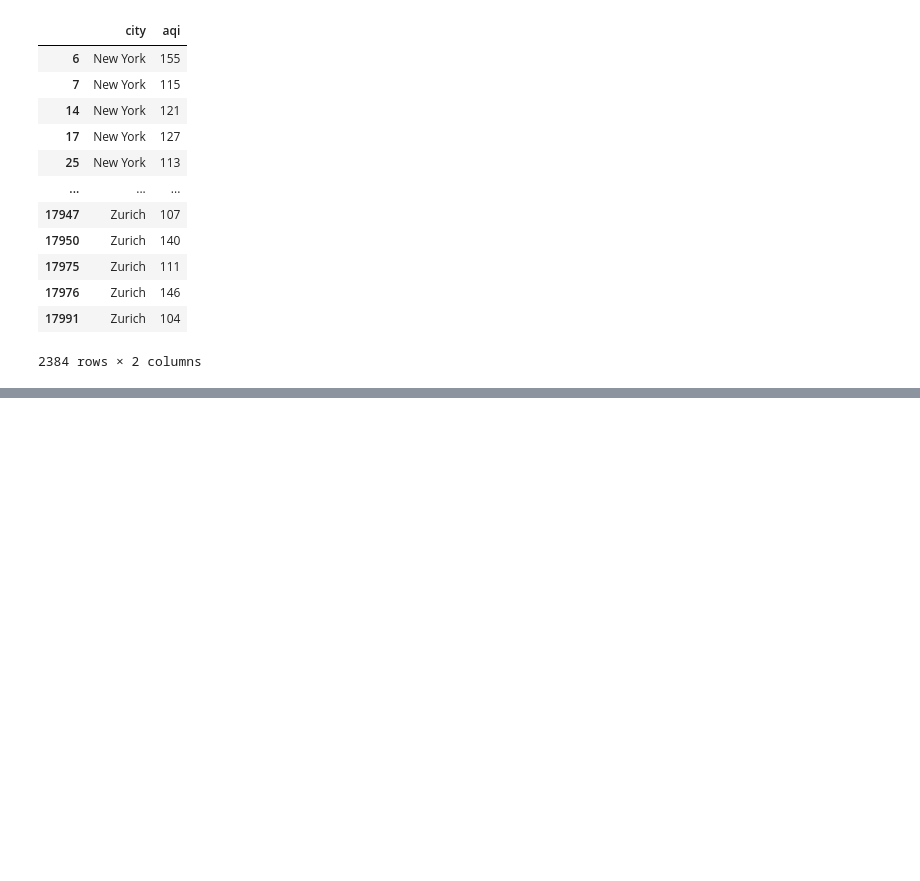
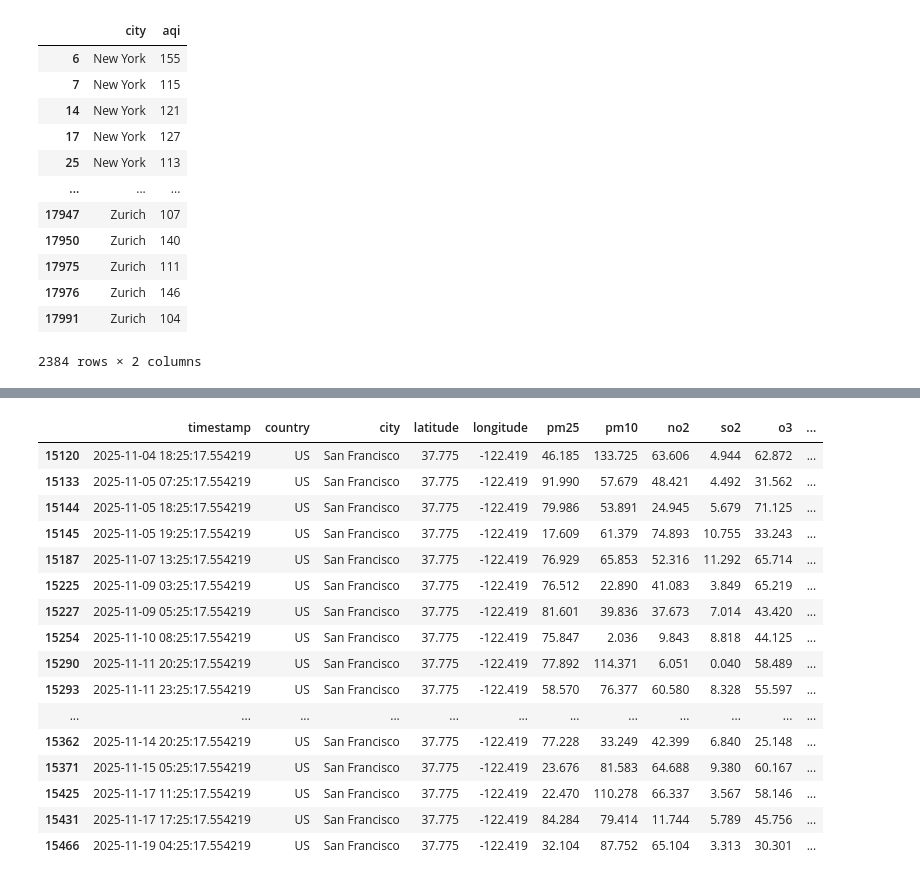
Before and after one commit to SapamPritamjit/AI_ML-PRIME-, a Jupyter notebook: PRIME_AI-ML(CLASS _NOTE)/04_PANDAS/05_Filtering_Data.ipynb, the cells around one changed output, grey strips where cells are left out. Saved outputs shown, nothing was run; the diff lists cells and outputs as text; code cells hidden in the pictures; blank space fills up the shorter version.

```diff
--- a/PRIME_AI-ML(CLASS _NOTE)/04_PANDAS/05_Filtering_Data.ipynb
+++ b/PRIME_AI-ML(CLASS _NOTE)/04_PANDAS/05_Filtering_Data.ipynb
@@ -184,0 +193,20 @@ df.query("aqi > @aqi_value & temperature > 30")[["city", "aqi"]]
+# %%
+df[(df["city"] == "San Francisco") & (df["aqi"] > 150)]
+# %% [output]
+|  | timestamp | country | city | latitude | longitude | pm25 | pm10 | no2 | so2 | o3 | ... |
+| 15120 | 2025-11-04 18:25:17.554219 | US | San Francisco | 37.775 | -122.419 | 46.185 | 133.725 | 63.606 | 4.944 | 62.872 | ... |
+| 15133 | 2025-11-05 07:25:17.554219 | US | San Francisco | 37.775 | -122.419 | 91.990 | 57.679 | 48.421 | 4.492 | 31.562 | ... |
+| 15144 | 2025-11-05 18:25:17.554219 | US | San Francisco | 37.775 | -122.419 | 79.986 | 53.891 | 24.945 | 5.679 | 71.125 | ... |
+| 15145 | 2025-11-05 19:25:17.554219 | US | San Francisco | 37.775 | -122.419 | 17.609 | 61.379 | 74.893 | 10.755 | 33.243 | ... |
+| 15187 | 2025-11-07 13:25:17.554219 | US | San Francisco | 37.775 | -122.419 | 76.929 | 65.853 | 52.316 | 11.292 | 65.714 | ... |
+| 15225 | 2025-11-09 03:25:17.554219 | US | San Francisco | 37.775 | -122.419 | 76.512 | 22.890 | 41.083 | 3.849 | 65.219 | ... |
+| 15227 | 2025-11-09 05:25:17.554219 | US | San Francisco | 37.775 | -122.419 | 81.601 | 39.836 | 37.673 | 7.014 | 43.420 | ... |
+| 15254 | 2025-11-10 08:25:17.554219 | US | San Francisco | 37.775 | -122.419 | 75.847 | 2.036 | 9.843 | 8.818 | 44.125 | ... |
+| 15290 | 2025-11-11 20:25:17.554219 | US | San Francisco | 37.775 | -122.419 | 77.892 | 114.371 | 6.051 | 0.040 | 58.489 | ... |
+| 15293 | 2025-11-11 23:25:17.554219 | US | San Francisco | 37.775 | -122.419 | 58.570 | 76.377 | 60.580 | 8.328 | 55.597 | ... |
+| ... | ... | ... | ... | ... | ... | ... | ... | ... | ... | ... | ... |
+| 15362 | 2025-11-14 20:25:17.554219 | US | San Francisco | 37.775 | -122.419 | 77.228 | 33.249 | 42.399 | 6.840 | 25.148 | ... |
+| 15371 | 2025-11-15 05:25:17.554219 | US | San Francisco | 37.775 | -122.419 | 23.676 | 81.583 | 64.688 | 9.380 | 60.167 | ... |
+| 15425 | 2025-11-17 11:25:17.554219 | US | San Francisco | 37.775 | -122.419 | 22.470 | 110.278 | 66.337 | 3.567 | 58.146 | ... |
+| 15431 | 2025-11-17 17:25:17.554219 | US | San Francisco | 37.775 | -122.419 | 84.284 | 79.414 | 11.744 | 5.789 | 45.756 | ... |
+| 15466 | 2025-11-19 04:25:17.554219 | US | San Francisco | 37.775 | -122.419 | 32.104 | 87.752 | 65.104 | 3.313 | 30.301 | ... |
```
Also changed, not shown: parts of 2 cells of this notebook, 36 other files.
